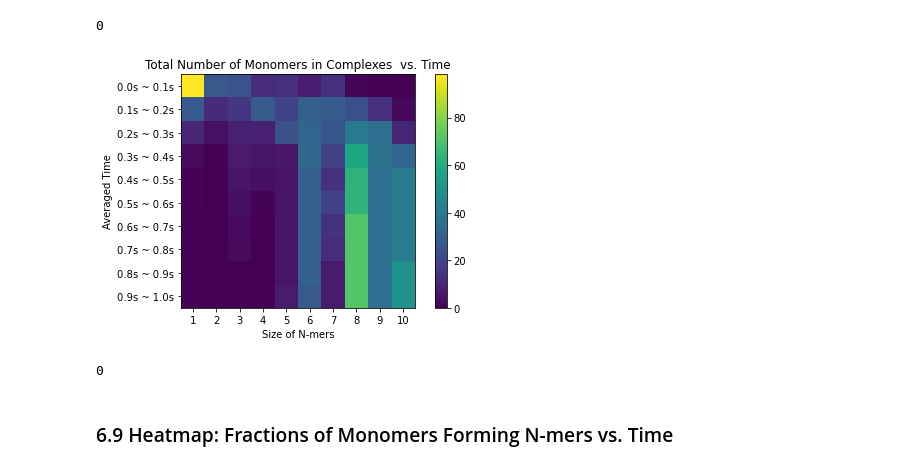
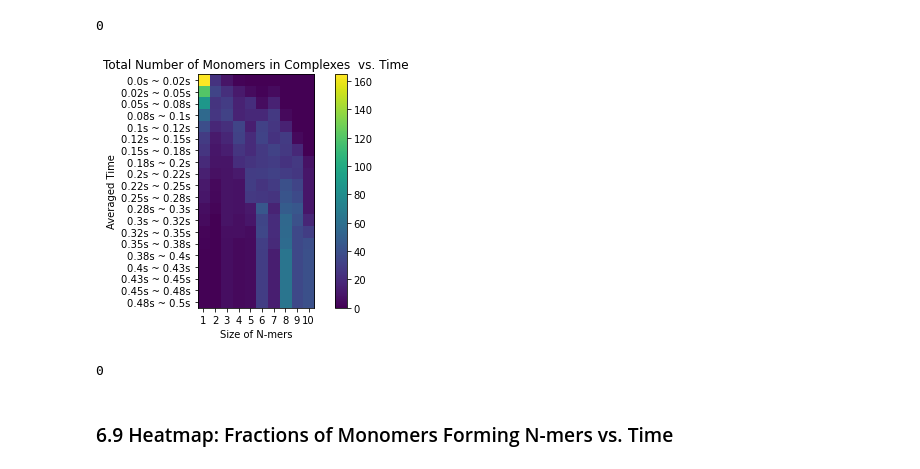
Before and after one commit to jonathanfischer97/ionerdss, a Jupyter notebook: Tutorial/ioNERDSSTutorial.ipynb, the cells around one changed output. Drawn from its saved outputs; the diff is of its cells as text; code cells hidden in the pictures.

```diff
--- a/Tutorial/ioNERDSSTutorial.ipynb
+++ b/Tutorial/ioNERDSSTutorial.ipynb
@@ -201,9 +201,9 @@ io.hist_time_heatmap_mono_count(FileName = 'histogram_complexes_time.dat', \
 0
 # %%
 io.hist_time_heatmap_mono_count(FileName = 'histogram_complexes_time.dat', \
-               InitialTime = -1.0, FinalTime = -1.0, SpeciesName = 'dode', TimeBins = 10, ShowNum = False)
+               InitialTime = 0.0, FinalTime = 0.5, SpeciesName = 'dode', TimeBins = 20, ShowNum = False)
 # %% [output]
-[figure, old version]
+[figure, new version]
 0
 # %% [markdown]
 ### 6.9 Heatmap: Fractions of Monomers Forming N-mers vs. Time
```
Also changed, not shown: parts of 1 cell of this notebook.
